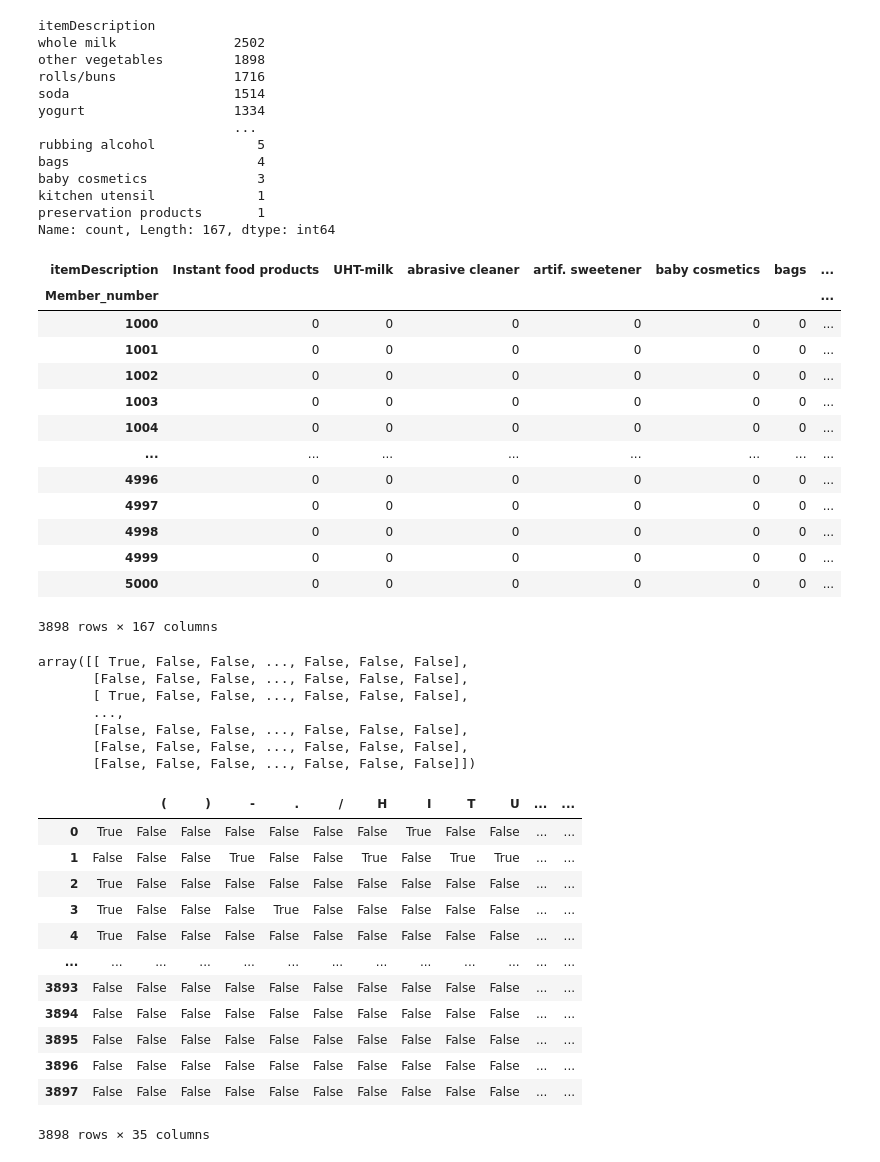
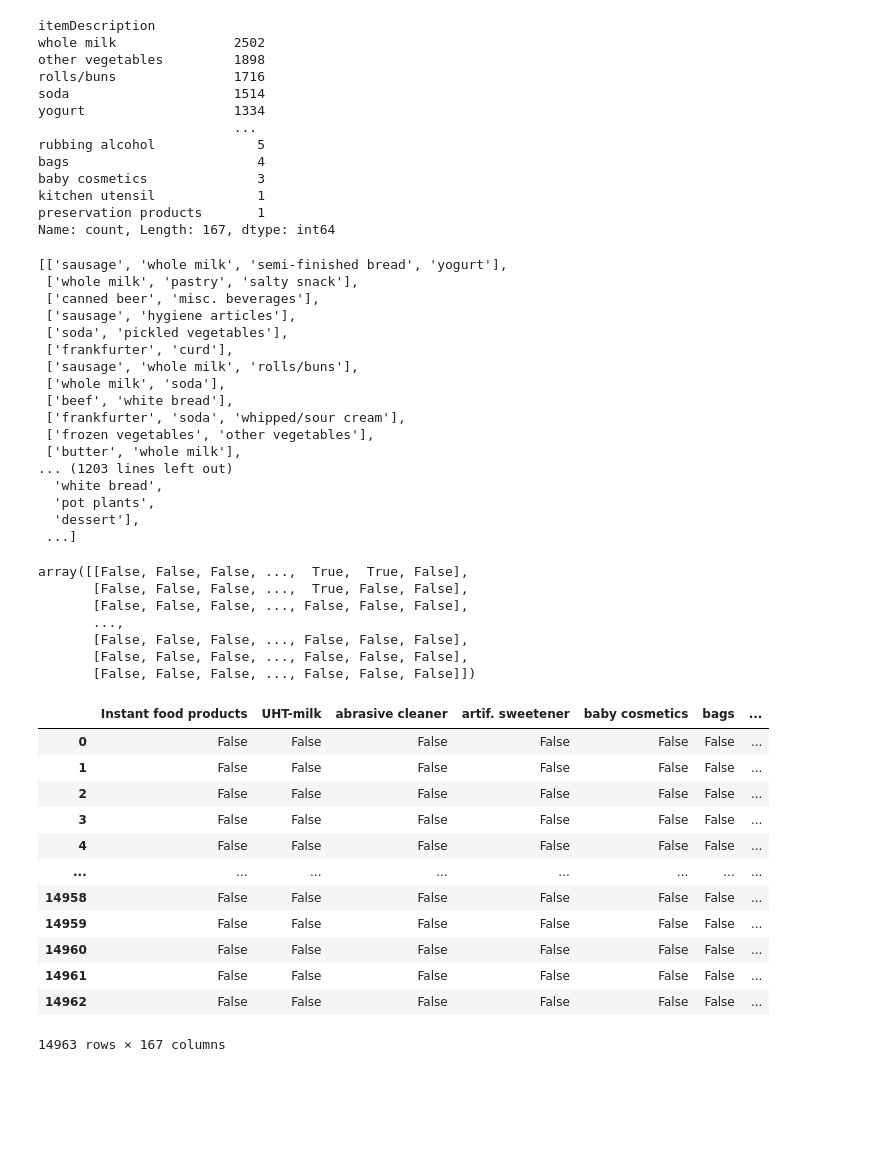
Before and after one commit to SlavaBogaj/Camp, a Jupyter notebook: Lesson16/Apriori.ipynb, the cells around one changed output. Cells and saved outputs as stored; diff of their text form; code cells hidden in the pictures; blank space fills up the shorter version.

```diff
--- a/Lesson16/Apriori.ipynb
+++ b/Lesson16/Apriori.ipynb
@@ -44,51 +44,53 @@ kitchen utensil             1
 preservation products       1
 Name: count, Length: 167, dtype: int64
 # %%
-transactions = df.groupby(['Member_number', 'itemDescription'])['Date'].count().unstack().reset_index().fillna(0).set_index('Member_number')
-transactions = transactions.astype('int')
+transactions = [x[1]['itemDescription'].tolist() for x in list(df.groupby(['Member_number','Date']))]
 transactions
 # %% [output]
-| itemDescription | Instant food products | UHT-milk | abrasive cleaner | artif. sweetener | baby cosmetics | bags | ... |
-| Member_number |  |  |  |  |  |  | ... |
-| 1000 | 0 | 0 | 0 | 0 | 0 | 0 | ... |
-| 1001 | 0 | 0 | 0 | 0 | 0 | 0 | ... |
-| 1002 | 0 | 0 | 0 | 0 | 0 | 0 | ... |
-| 1003 | 0 | 0 | 0 | 0 | 0 | 0 | ... |
-| 1004 | 0 | 0 | 0 | 0 | 0 | 0 | ... |
-| ... | ... | ... | ... | ... | ... | ... | ... |
-| 4996 | 0 | 0 | 0 | 0 | 0 | 0 | ... |
-| 4997 | 0 | 0 | 0 | 0 | 0 | 0 | ... |
-| 4998 | 0 | 0 | 0 | 0 | 0 | 0 | ... |
-| 4999 | 0 | 0 | 0 | 0 | 0 | 0 | ... |
-| 5000 | 0 | 0 | 0 | 0 | 0 | 0 | ... |
-3898 rows × 167 columns
+[['sausage', 'whole milk', 'semi-finished bread', 'yogurt'],
+ ['whole milk', 'pastry', 'salty snack'],
+ ['canned beer', 'misc. beverages'],
+ ['sausage', 'hygiene articles'],
+ ['soda', 'pickled vegetables'],
+ ['frankfurter', 'curd'],
+ ['sausage', 'whole milk', 'rolls/buns'],
+ ['whole milk', 'soda'],
+ ['beef', 'white bread'],
+ ['frankfurter', 'soda', 'whipped/sour cream'],
+ ['frozen vegetables', 'other vegetables'],
+ ['butter', 'whole milk'],
+... (1203 lines left out)
+  'white bread',
+  'pot plants',
+  'dessert'],
+ ...]
 # %%
 encoder = TransactionEncoder()
-transactions_encoded = encoder.fit_transform(transactions)
-transactions_encoded
+onehot = encoder.fit(transactions).transform(transactions)
+onehot
 # %% [output]
-array([[ True, False, False, ..., False, False, False],
+array([[False, False, False, ...,  True,  True, False],
+       [False, False, False, ...,  True, False, False],
        [False, False, False, ..., False, False, False],
-       [ True, False, False, ..., False, False, False],
        ...,
        [False, False, False, ..., False, False, False],
        [False, False, False, ..., False, False, False],
        [False, False, False, ..., False, False, False]])
 # %%
-df_transactions_encoded = pd.DataFrame(transactions_encoded, columns=encoder.columns_)
+df_transactions_encoded = pd.DataFrame(onehot, columns=encoder.columns_)
 df_transactions_encoded
 # %% [output]
-|  |  | ( | ) | - | . | / | H | I | T | U | ... | ... |
-| 0 | True | False | False | False | False | False | False | True | False | False | ... | ... |
-| 1 | False | False | False | True | False | False | True | False | True | True | ... | ... |
-| 2 | True | False | False | False | False | False | False | False | False | False | ... | ... |
-| 3 | True | False | False | False | True | False | False | False | False | False | ... | ... |
-| 4 | True | False | False | False | False | False | False | False | False | False | ... | ... |
-| ... | ... | ... | ... | ... | ... | ... | ... | ... | ... | ... | ... | ... |
-| 3893 | False | False | False | False | False | False | False | False | False | False | ... | ... |
-| 3894 | False | False | False | False | False | False | False | False | False | False | ... | ... |
-| 3895 | False | False | False | False | False | False | False | False | False | False | ... | ... |
-| 3896 | False | False | False | False | False | False | False | False | False | False | ... | ... |
-| 3897 | False | False | False | False | False | False | False | False | False | False | ... | ... |
+|  | Instant food products | UHT-milk | abrasive cleaner | artif. sweetener | baby cosmetics | bags | ... |
+| 0 | False | False | False | False | False | False | ... |
+| 1 | False | False | False | False | False | False | ... |
+| 2 | False | False | False | False | False | False | ... |
+| 3 | False | False | False | False | False | False | ... |
+| 4 | False | False | False | False | False | False | ... |
+| ... | ... | ... | ... | ... | ... | ... | ... |
+| 14958 | False | False | False | False | False | False | ... |
+| 14959 | False | False | False | False | False | False | ... |
+| 14960 | False | False | False | False | False | False | ... |
+| 14961 | False | False | False | False | False | False | ... |
+| 14962 | False | False | False | False | False | False | ... |
-3898 rows × 35 columns
+14963 rows × 167 columns
 # %%
```
Also changed, not shown: parts of 2 cells of this notebook.
